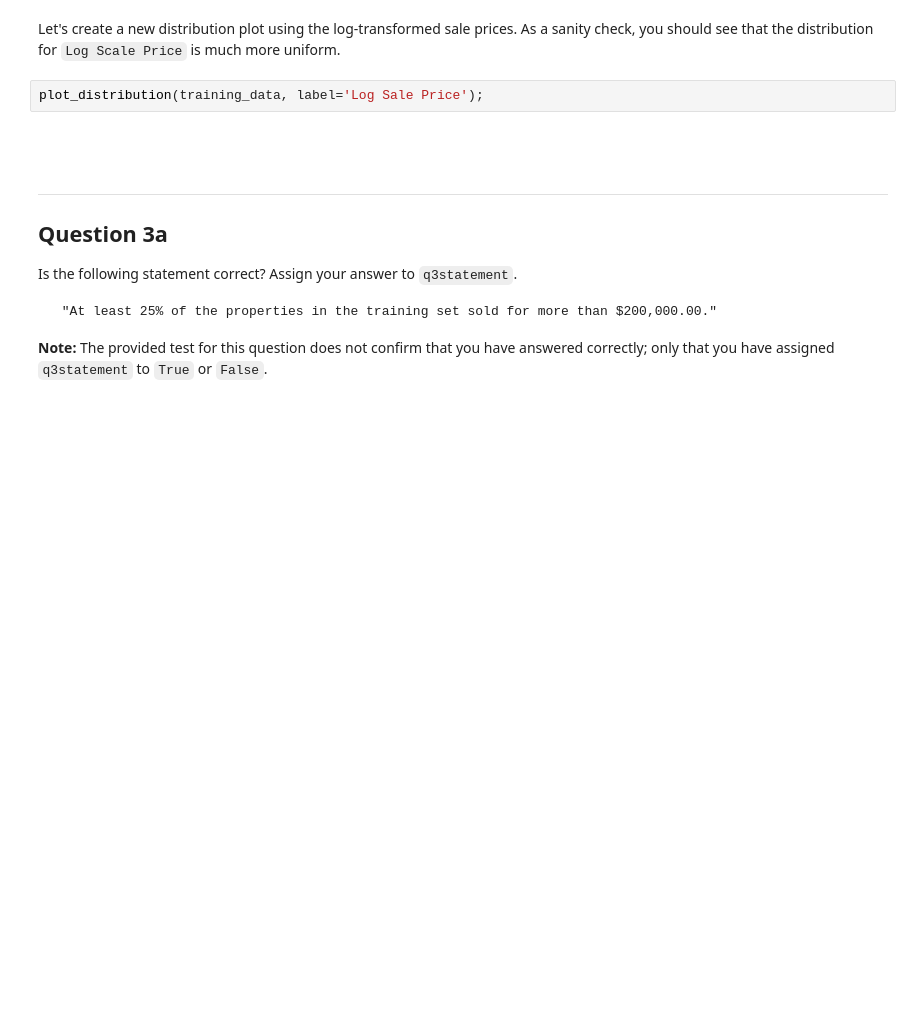
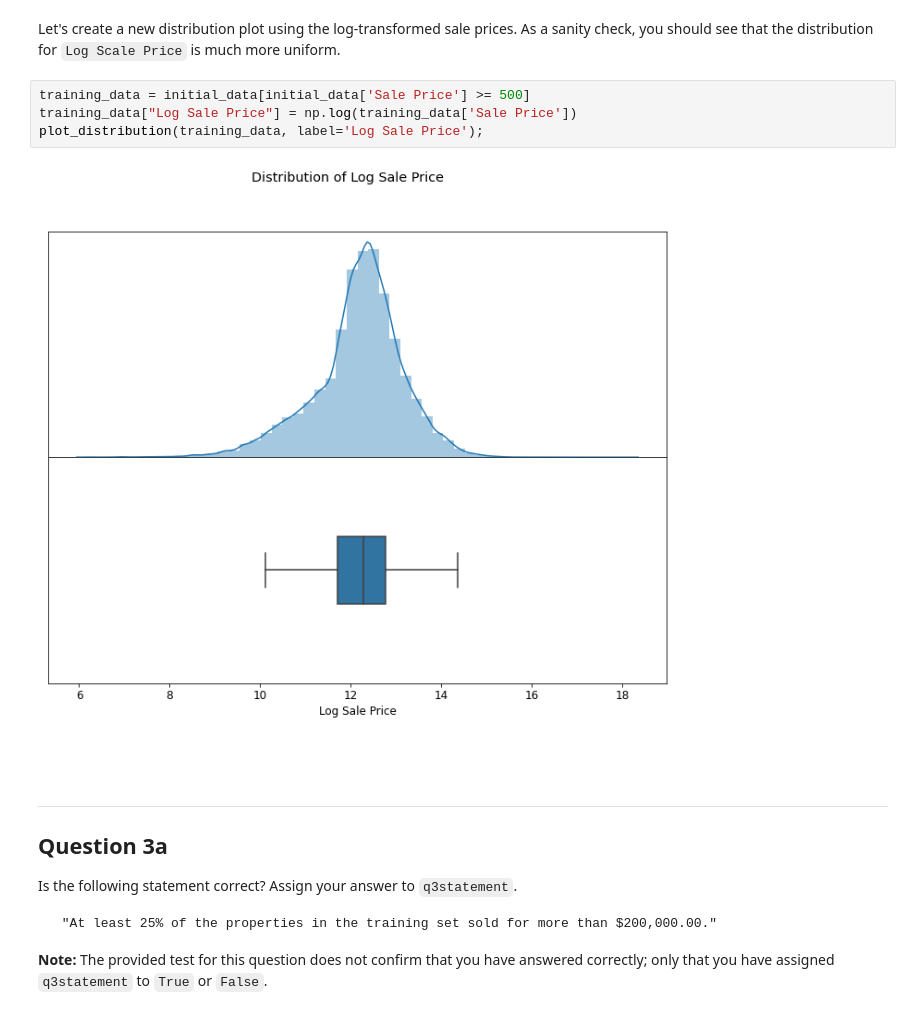
Before and after one commit to Alan-Heoooh/STAT471, a Jupyter notebook: Project/proj.ipynb, the cells around one changed output. Saved outputs shown, nothing was run; the diff lists cells and outputs as text; blank space fills up the shorter version.

```diff
--- a/Project/proj.ipynb
+++ b/Project/proj.ipynb
@@ -206,8 +259,12 @@ To zoom in on the visualization of most households, we will focus only on a subs
 *To ensure that any error from this part does not propagate to later questions, there will be no hidden tests for this question.*
 # %% [markdown]
 Let's create a new distribution plot using the log-transformed sale prices. As a sanity check, you should see that the distribution for `Log Scale Price` is much more uniform.
-# %%
-plot_distribution(training_data, label='Log Sale Price');
+# %%
+training_data = initial_data[initial_data['Sale Price'] >= 500]
+training_data["Log Sale Price"] = np.log(training_data['Sale Price'])
+plot_distribution(training_data, label='Log Sale Price');
+# %% [output]
+[figure, added]
 # %% [markdown]
 <br><br>
 
```
Also changed, not shown: parts of 16 cells of this notebook, 9 other files.
